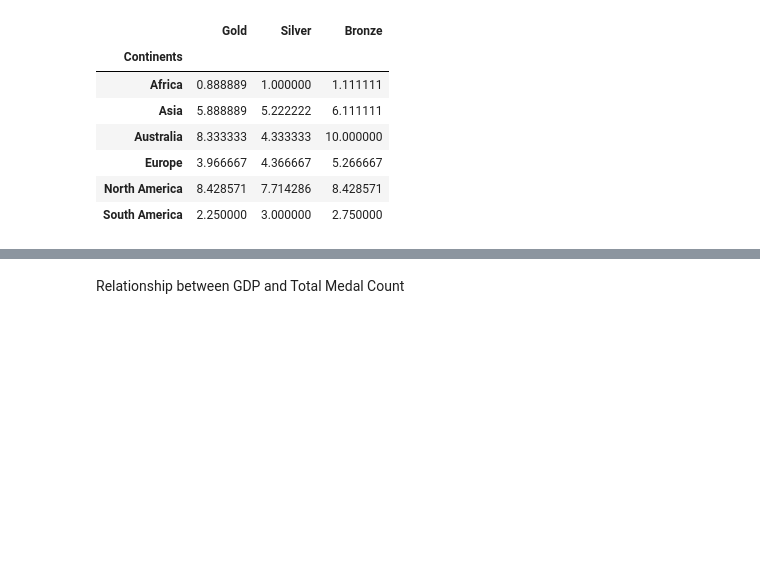
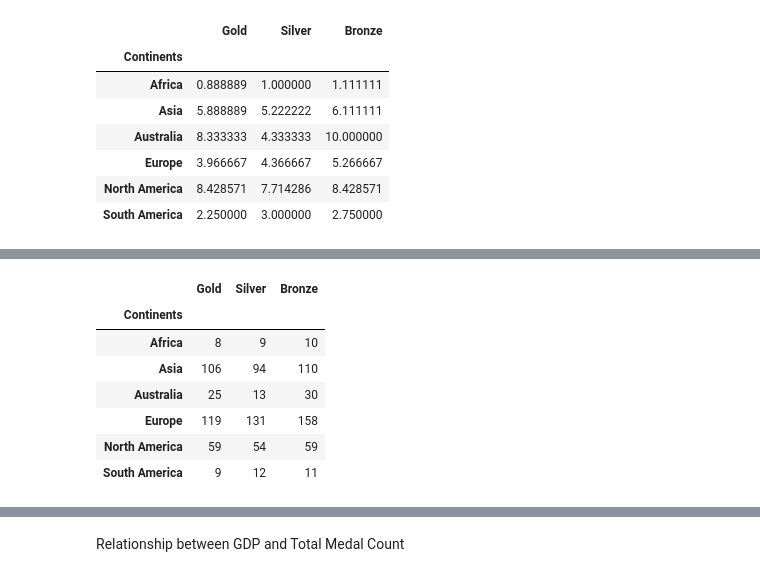
Before and after one commit to hyunsukr/DS5100-Final, a Jupyter notebook: analysis/jupyter_notebooks/eda.ipynb, the cells around one changed output, grey strips where cells are left out. Cells and saved outputs as stored; diff of their text form; code cells hidden in the pictures; blank space fills up the shorter version.

```diff
--- a/analysis/jupyter_notebooks/eda.ipynb
+++ b/analysis/jupyter_notebooks/eda.ipynb
@@ -72,0 +73,12 @@ plt.show()
+# %%
+continent_medals_tot = df.groupby("Continents")["Gold","Silver","Bronze"].sum()
+continent_medals_tot
+# %% [output]
+|  | Gold | Silver | Bronze |
+| Continents |  |  |  |
+| Africa | 8 | 9 | 10 |
+| Asia | 106 | 94 | 110 |
+| Australia | 25 | 13 | 30 |
+| Europe | 119 | 131 | 158 |
+| North America | 59 | 54 | 59 |
+| South America | 9 | 12 | 11 |
```
Also changed, not shown: parts of 6 cells of this notebook, 5 other files.
